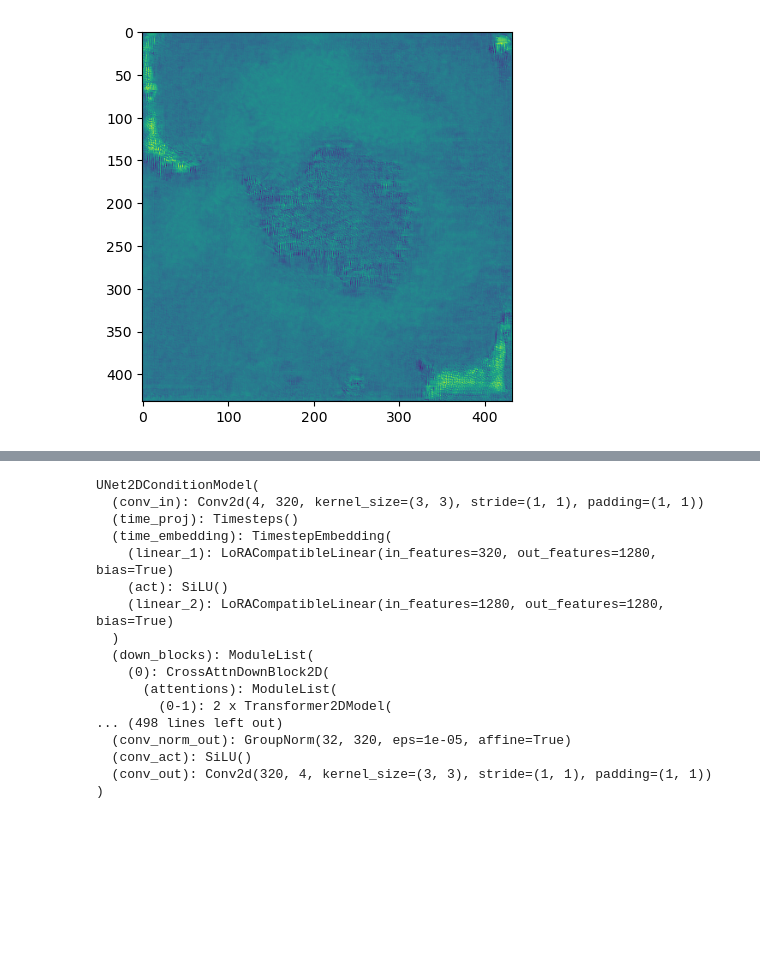
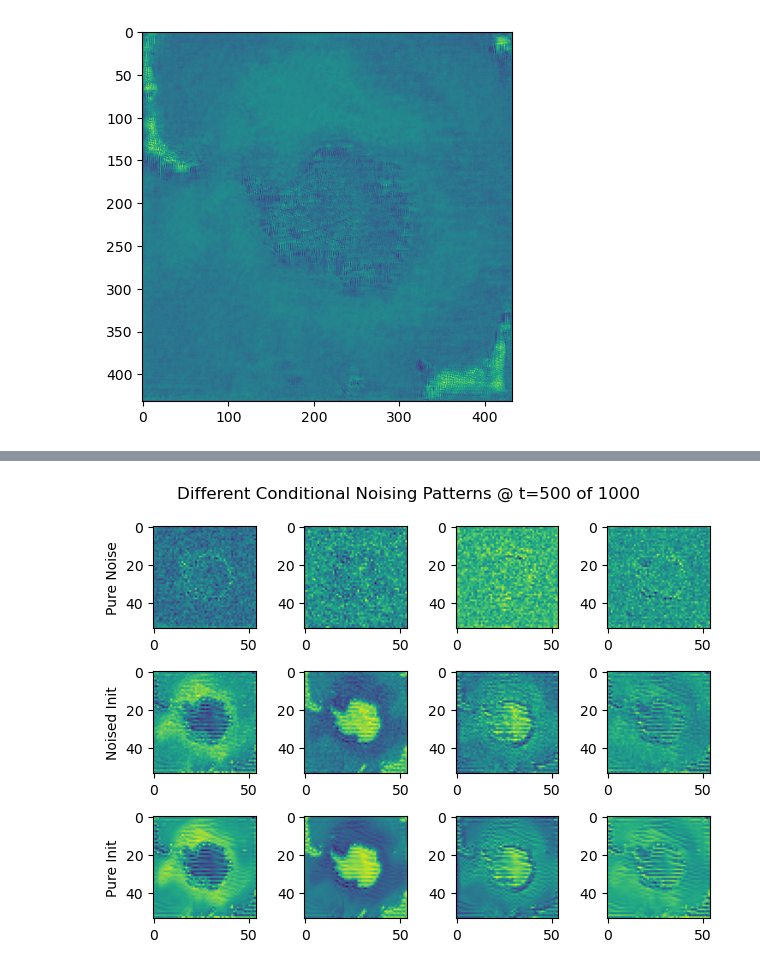
Before and after one commit to ampersandmcd/icenet-experimental, a Jupyter notebook: backbone/stablediffusion.ipynb, the cells around one changed output, grey strips where cells are left out. Drawn from its saved outputs; the diff is of its cells as text; code cells hidden in the pictures; blank space fills up the shorter version.

```diff
--- a/backbone/stablediffusion.ipynb
+++ b/backbone/stablediffusion.ipynb
@@ -247,39 +274,39 @@ latents = latents * noise_scheduler.init_noise_sigma
-# %%
-pipeline.unet
-# %% [output]
-UNet2DConditionModel(
-  (conv_in): Conv2d(4, 320, kernel_size=(3, 3), stride=(1, 1), padding=(1, 1))
-  (time_proj): Timesteps()
-  (time_embedding): TimestepEmbedding(
-    (linear_1): LoRACompatibleLinear(in_features=320, out_features=1280, bias=True)
-    (act): SiLU()
-    (linear_2): LoRACompatibleLinear(in_features=1280, out_features=1280, bias=True)
-  )
-  (down_blocks): ModuleList(
-    (0): CrossAttnDownBlock2D(
-      (attentions): ModuleList(
-        (0-1): 2 x Transformer2DModel(
-... (498 lines left out)
-  (conv_norm_out): GroupNorm(32, 320, eps=1e-05, affine=True)
-  (conv_act): SiLU()
-  (conv_out): Conv2d(320, 4, kernel_size=(3, 3), stride=(1, 1), padding=(1, 1))
-)
-# %%
-from tqdm.auto import tqdm
-
-for t in tqdm(noise_scheduler.timesteps):
-    # expand the latents if we are doing classifier-free guidance to avoid doing two forward passes.
-    latent_model_input = torch.cat([latents] * 2)
-
-    latent_model_input = noise_scheduler.scale_model_input(latent_model_input, timestep=t)
-
-    # predict the noise residual
-    with torch.no_grad():
-        noise_pred = unet(latent_model_input, t, encoder_hidden_states=text_embeddings).sample
-
-    # perform guidance
-    noise_pred_uncond, noise_pred_text = noise_pred.chunk(2)
-    noise_pred = noise_pred_uncond + guidance_scale * (noise_pred_text - noise_pred_uncond)
-
-    # compute the previous noisy sample x_t -> x_t-1
-    latents = scheduler.step(noise_pred, t, latents).prev_sample
+# %%
+from PIL import Image
+import matplotlib.pyplot as plt
+
+# demonstrate partial noising of different types
+init_image = train_ds[0][0]
+init_target = train_ds[0][1]
+with torch.autocast(device_type="cuda"):
+    z_init = pipeline.vae.encode(init_image.to(torch.half).to("cuda").unsqueeze(0))
+    # pad target with zeros across other 8 channels to encode to latent space
+    init_target_tensor = torch.cat((init_target.to(torch.half).to("cuda"), torch.zeros((8, 432, 432), device="cuda"))).unsqueeze(0)
+    z_target = pipeline.vae.encode(init_target_tensor)
+encoded_init = z_init.latent_dist.mode()
+encoded_target = z_target.latent_dist.mode()
+
+# start from noise, noised initial condition, and pure initial condition to compare
+noise_a = torch.randn_like(encoded_init)
+noise_b = torch.randn_like(encoded_init) + encoded_init
+noise_c = encoded_init
+timesteps = torch.LongTensor([500])
+noise_scheduler = pipeline.scheduler
+noisy_encoded_a = noise_scheduler.add_noise(encoded_target, noise_a, timesteps)
+noisy_encoded_b = noise_scheduler.add_noise(encoded_target, noise_b, timesteps)
+noisy_encoded_c = noise_scheduler.add_noise(encoded_target, noise_c, timesteps)
+
+# see noised image
+fig, ax = plt.subplots(3, 4)
+noisys = [noisy_encoded_a, noisy_encoded_b, noisy_encoded_c]
+mats = [t.detach().cpu().squeeze().numpy() for t in noisys]
+labels = ["Pure Noise", "Noised Init", "Pure Init"]
+for i in range(3):
+    for j in range(4):
+        ax[i][j].imshow(mats[i][j, :, :])
+    ax[i][0].set_ylabel((labels[i]))
+plt.suptitle("Different Conditional Noising Patterns @ t=500 of 1000")
+plt.tight_layout()
+plt.show()
+# %% [output]
+[figure, added]
```
Also changed, not shown: parts of 21 cells of this notebook, 1 other file.
